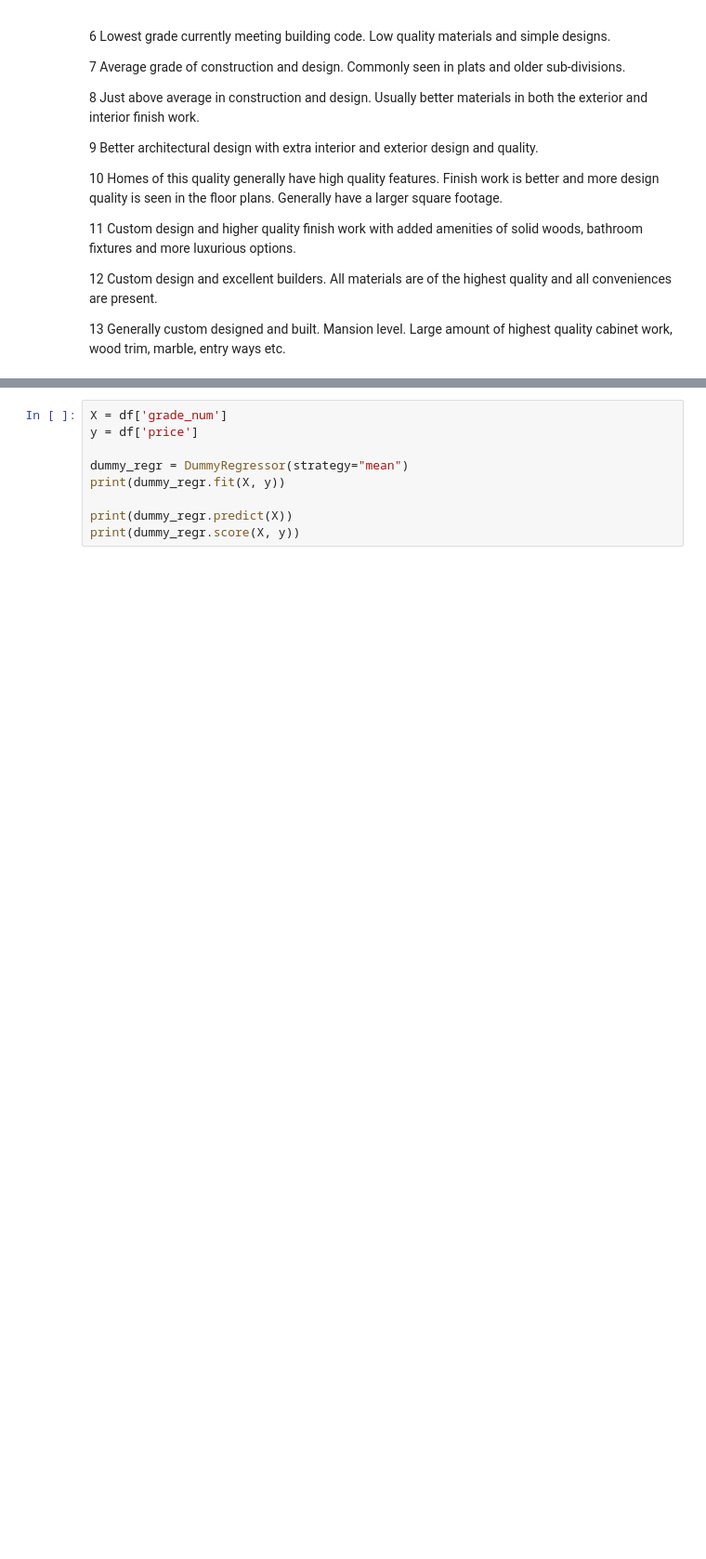
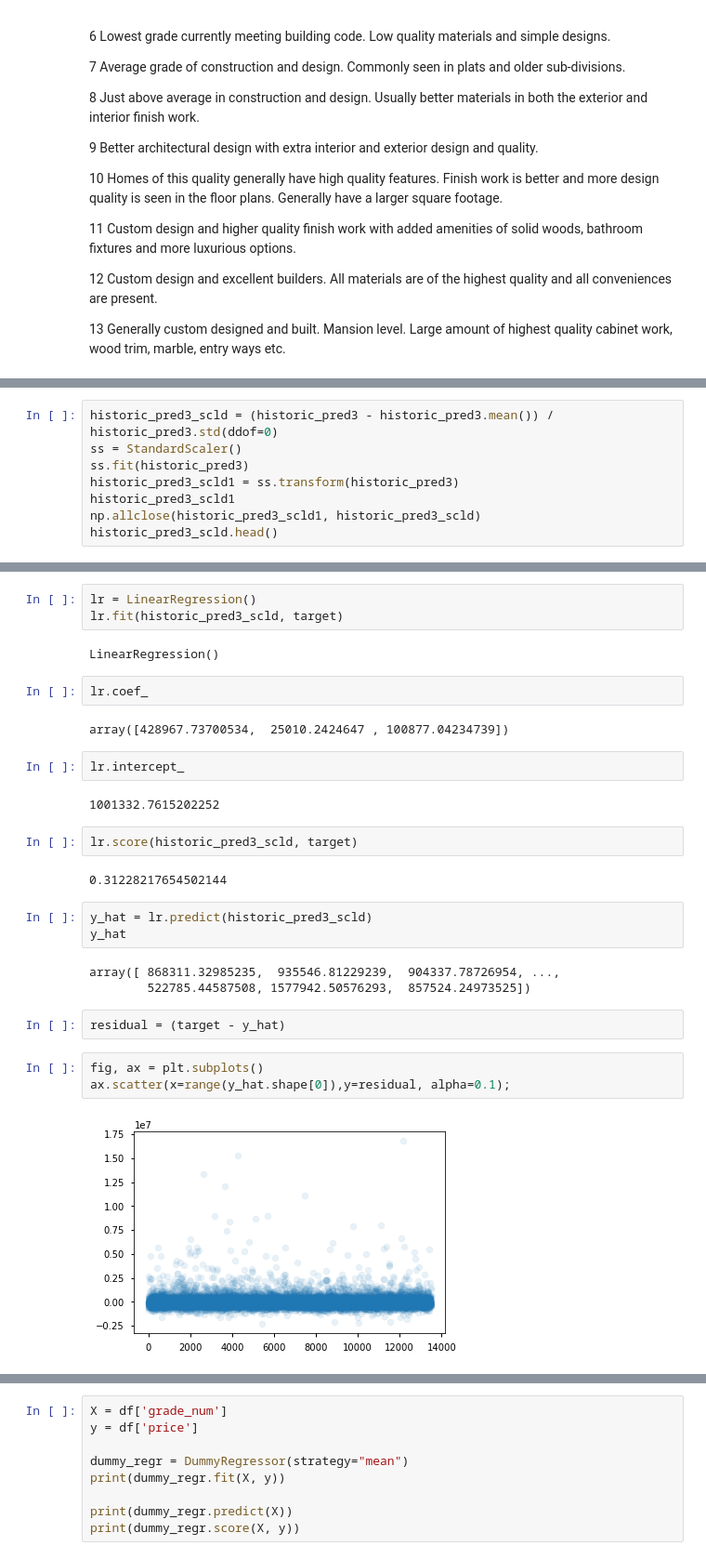
Before and after one commit to hall-nicholas/flatiron-ds-project-2, a Jupyter notebook: code/Dan_exploratory2.ipynb, the cells around one changed output, grey strips where cells are left out. Shown at 93% size. Drawn from its saved outputs; the diff is of its cells as text; blank space fills up the shorter version.

```diff
--- a/code/Dan_exploratory2.ipynb
+++ b/code/Dan_exploratory2.ipynb
@@ -124,0 +250,8 @@ historic_corr = historic.corr()['price'].map(abs).sort_values(ascending=False)
+# %%
+historic_pred3_scld = (historic_pred3 - historic_pred3.mean()) / historic_pred3.std(ddof=0)
+ss = StandardScaler()
+ss.fit(historic_pred3)
+historic_pred3_scld1 = ss.transform(historic_pred3)
+historic_pred3_scld1
+np.allclose(historic_pred3_scld1, historic_pred3_scld)
+historic_pred3_scld.head()
@@ -124,0 +266,30 @@ historic_corr = historic.corr()['price'].map(abs).sort_values(ascending=False)
+# %%
+lr = LinearRegression()
+lr.fit(historic_pred3_scld, target)
+# %% [output]
+LinearRegression()
+# %%
+lr.coef_
+# %% [output]
+array([428967.73700534,  25010.2424647 , 100877.04234739])
+# %%
+lr.intercept_
+# %% [output]
+1001332.7615202252
+# %%
+lr.score(historic_pred3_scld, target)
+# %% [output]
+0.31228217654502144
+# %%
+y_hat = lr.predict(historic_pred3_scld)
+y_hat
+# %% [output]
+array([ 868311.32985235,  935546.81229239,  904337.78726954, ...,
+        522785.44587508, 1577942.50576293,  857524.24973525])
+# %%
+residual = (target - y_hat)
+# %%
+fig, ax = plt.subplots()
+ax.scatter(x=range(y_hat.shape[0]),y=residual, alpha=0.1);
+# %% [output]
+[figure, added]
```
Also changed, not shown: parts of 27 cells of this notebook, 1 other file.
